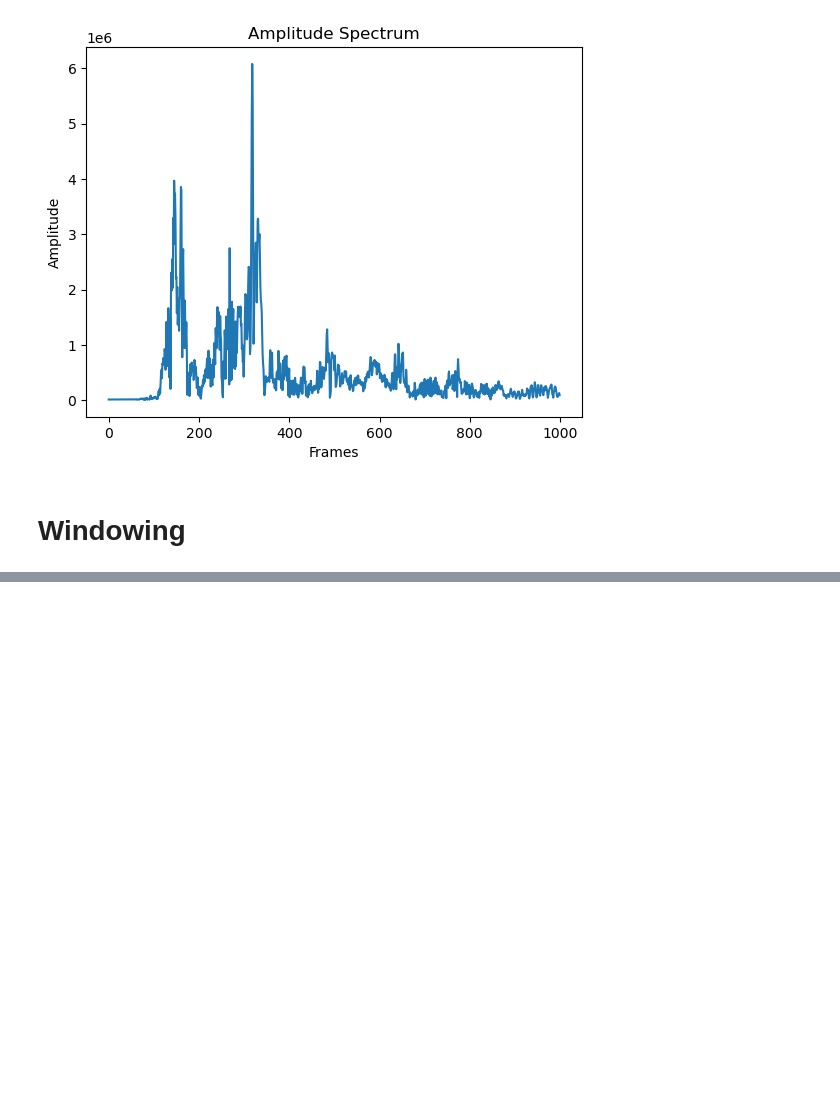
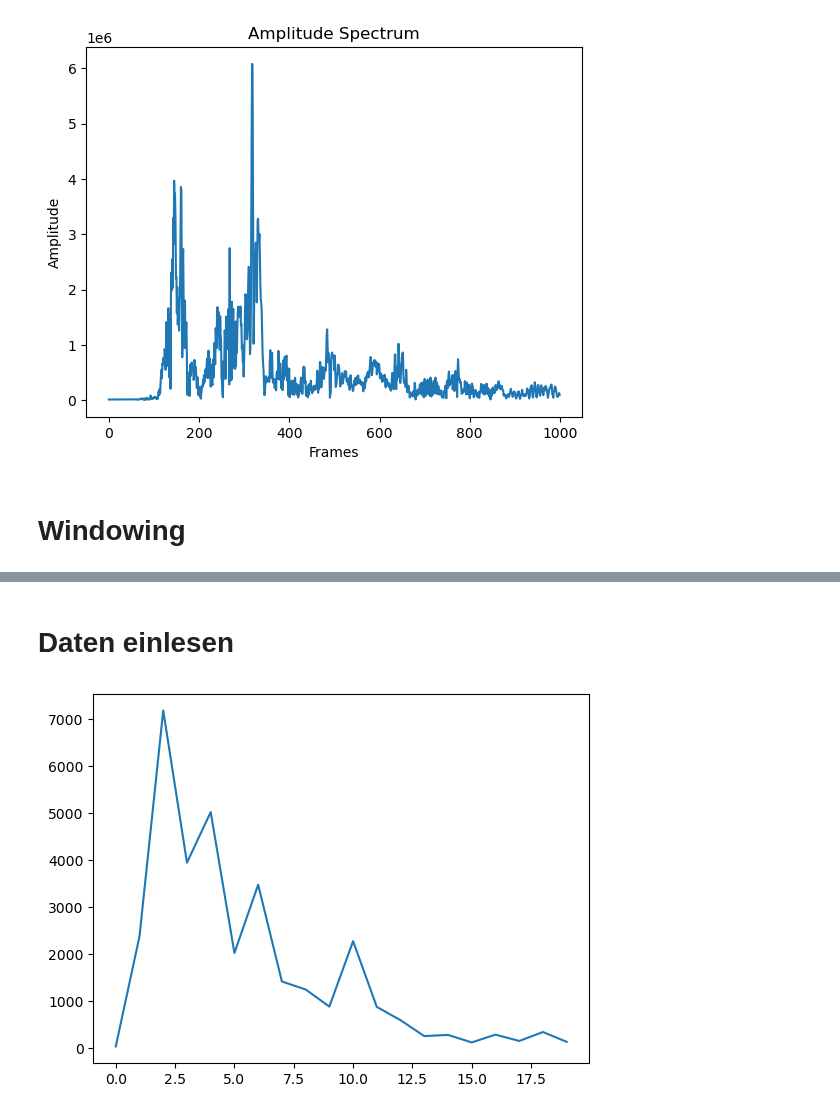
Before and after one commit to hannesbrugger/Signale-und-Systeme, a Jupyter notebook: Versuch4/versuch4.ipynb, the cells around one changed output, grey strips where cells are left out. Saved outputs shown, nothing was run; the diff lists cells and outputs as text; code cells hidden in the pictures; blank space fills up the shorter version.

Commit message:
daten einlesen

```diff
--- a/Versuch4/versuch4.ipynb
+++ b/Versuch4/versuch4.ipynb
@@ -100,0 +90,19 @@ plt.show()
+# %% [markdown]
+# Daten einlesen
+# %%
+
+befehle = ["hoch", "runter", "links", "rechts"]
+befehle = ["hoch"]
+
+data_dict = {}
+for befehl in befehle:
+    data_dict[befehl] = []
+    for i in range(2):
+        data = np.load(f"Messdaten/{befehl}/{befehl}{i}.npy")
+        data_dict[befehl].append(windowing(data))
+    data_dict[befehl] = np.array(data_dict[befehl]).mean(axis=0)
+
+plt.plot(data_dict["hoch"][:20])
+plt.show()
+# %% [output]
+[figure, added]
```
Also changed, not shown: parts of 5 cells of this notebook, 2 other files.
